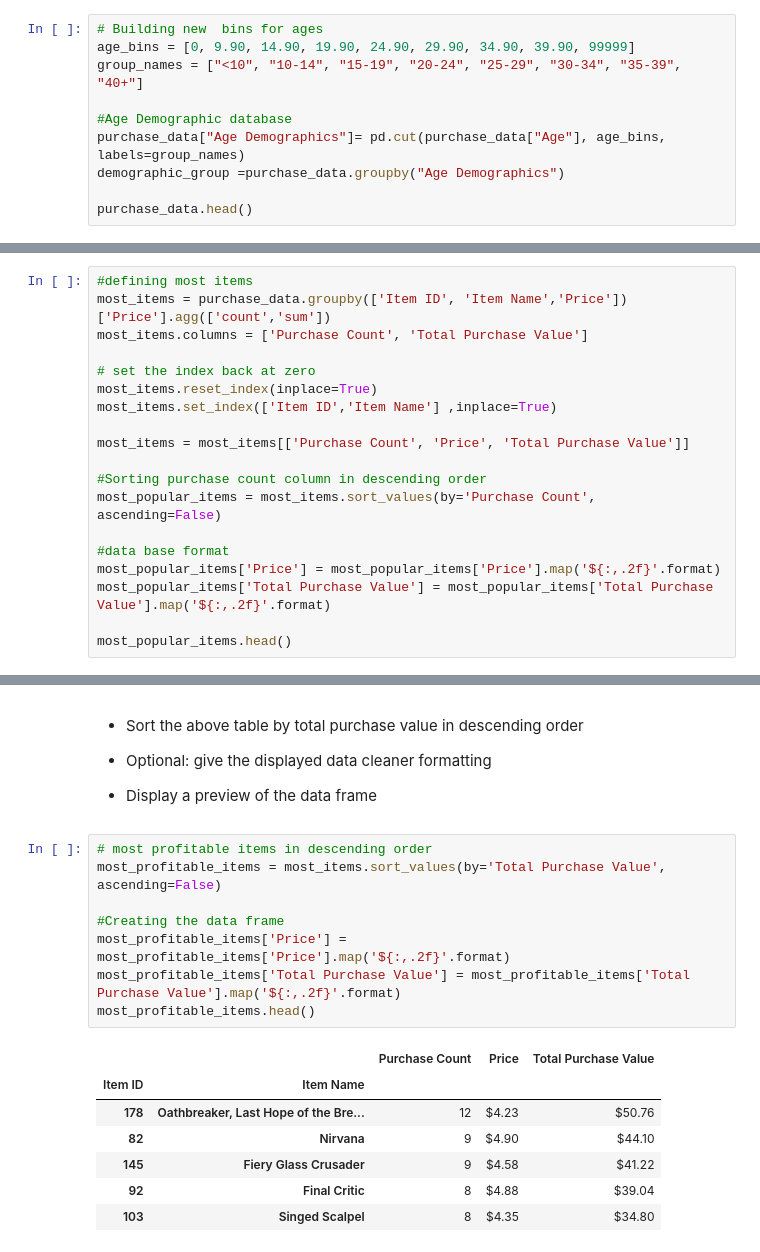
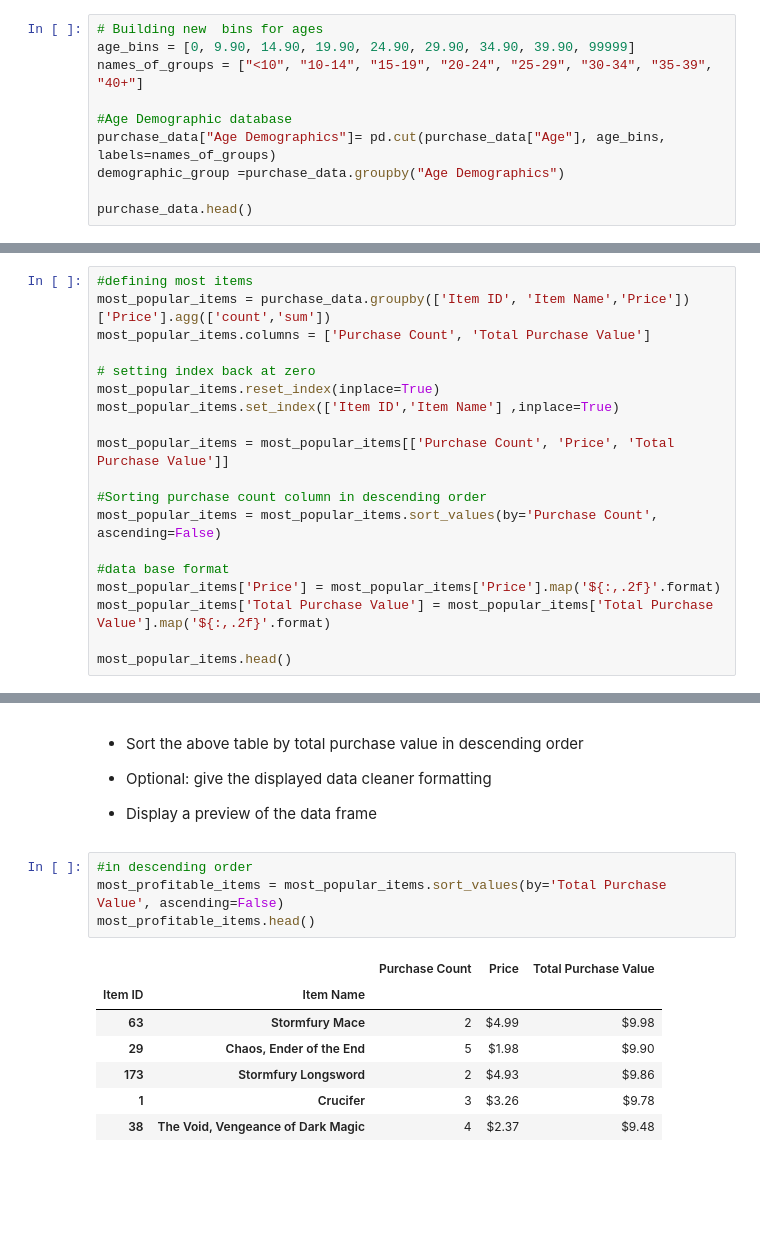
Before and after one commit to Okyere82/Pandas_challenge, a Jupyter notebook: HeroesOfPymoli/HeroesOfPymoli_starter.ipynb, the cells around one changed output, grey strips where cells are left out. Saved outputs shown, nothing was run; the diff lists cells and outputs as text; blank space fills up the shorter version.

```diff
--- a/HeroesOfPymoli/HeroesOfPymoli_starter.ipynb
+++ b/HeroesOfPymoli/HeroesOfPymoli_starter.ipynb
@@ -170,10 +170,10 @@ Purchasing_Analysis_Gender
 # %%
 # Building new  bins for ages
 age_bins = [0, 9.90, 14.90, 19.90, 24.90, 29.90, 34.90, 39.90, 99999]
-group_names = ["<10", "10-14", "15-19", "20-24", "25-29", "30-34", "35-39", "40+"]
+names_of_groups = ["<10", "10-14", "15-19", "20-24", "25-29", "30-34", "35-39", "40+"]
 
 #Age Demographic database
-purchase_data["Age Demographics"]= pd.cut(purchase_data["Age"], age_bins, labels=group_names)
+purchase_data["Age Demographics"]= pd.cut(purchase_data["Age"], age_bins, labels=names_of_groups)
 demographic_group =purchase_data.groupby("Age Demographics")
 
 purchase_data.head()
@@ -286,17 +286,17 @@ top_spenders.head()
 * Display a preview of the summary data frame
 # %%
 #defining most items
-most_items = purchase_data.groupby(['Item ID', 'Item Name','Price'])['Price'].agg(['count','sum'])
-most_items.columns = ['Purchase Count', 'Total Purchase Value']
+most_popular_items = purchase_data.groupby(['Item ID', 'Item Name','Price'])['Price'].agg(['count','sum'])
+most_popular_items.columns = ['Purchase Count', 'Total Purchase Value']
 
-# set the index back at zero
-most_items.reset_index(inplace=True)
-most_items.set_index(['Item ID','Item Name'] ,inplace=True)
+# setting index back at zero
+most_popular_items.reset_index(inplace=True)
+most_popular_items.set_index(['Item ID','Item Name'] ,inplace=True)
 
-most_items = most_items[['Purchase Count', 'Price', 'Total Purchase Value']]
+most_popular_items = most_popular_items[['Purchase Count', 'Price', 'Total Purchase Value']]
 
 #Sorting purchase count column in descending order
-most_popular_items = most_items.sort_values(by='Purchase Count', ascending=False)
+most_popular_items = most_popular_items.sort_values(by='Purchase Count', ascending=False)
 
 #data base format
 most_popular_items['Price'] = most_popular_items['Price'].map('${:,.2f}'.format)
@@ -322,18 +322,14 @@ most_popular_items.head()
 
 * Display a preview of the data frame
 # %%
-# most profitable items in descending order
-most_profitable_items = most_items.sort_values(by='Total Purchase Value', ascending=False)
-
-#Creating the data frame
-most_profitable_items['Price'] = most_profitable_items['Price'].map('${:,.2f}'.format)
-most_profitable_items['Total Purchase Value'] = most_profitable_items['Total Purchase Value'].map('${:,.2f}'.format)
+#in descending order
+most_profitable_items = most_popular_items.sort_values(by='Total Purchase Value', ascending=False)
 most_profitable_items.head()
 # %% [output]
 |  |  | Purchase Count | Price | Total Purchase Value |
 | Item ID | Item Name |  |  |  |
-| 178 | Oathbreaker, Last Hope of the Bre... | 12 | $4.23 | $50.76 |
-| 82 | Nirvana | 9 | $4.90 | $44.10 |
-| 145 | Fiery Glass Crusader | 9 | $4.58 | $41.22 |
-| 92 | Final Critic | 8 | $4.88 | $39.04 |
-| 103 | Singed Scalpel | 8 | $4.35 | $34.80 |
+| 63 | Stormfury Mace | 2 | $4.99 | $9.98 |
+| 29 | Chaos, Ender of the End | 5 | $1.98 | $9.90 |
+| 173 | Stormfury Longsword | 2 | $4.93 | $9.86 |
+| 1 | Crucifer | 3 | $3.26 | $9.78 |
+| 38 | The Void, Vengeance of Dark Magic | 4 | $2.37 | $9.48 |
```
Also changed, not shown: parts of 3 cells of this notebook, 1 other file.
